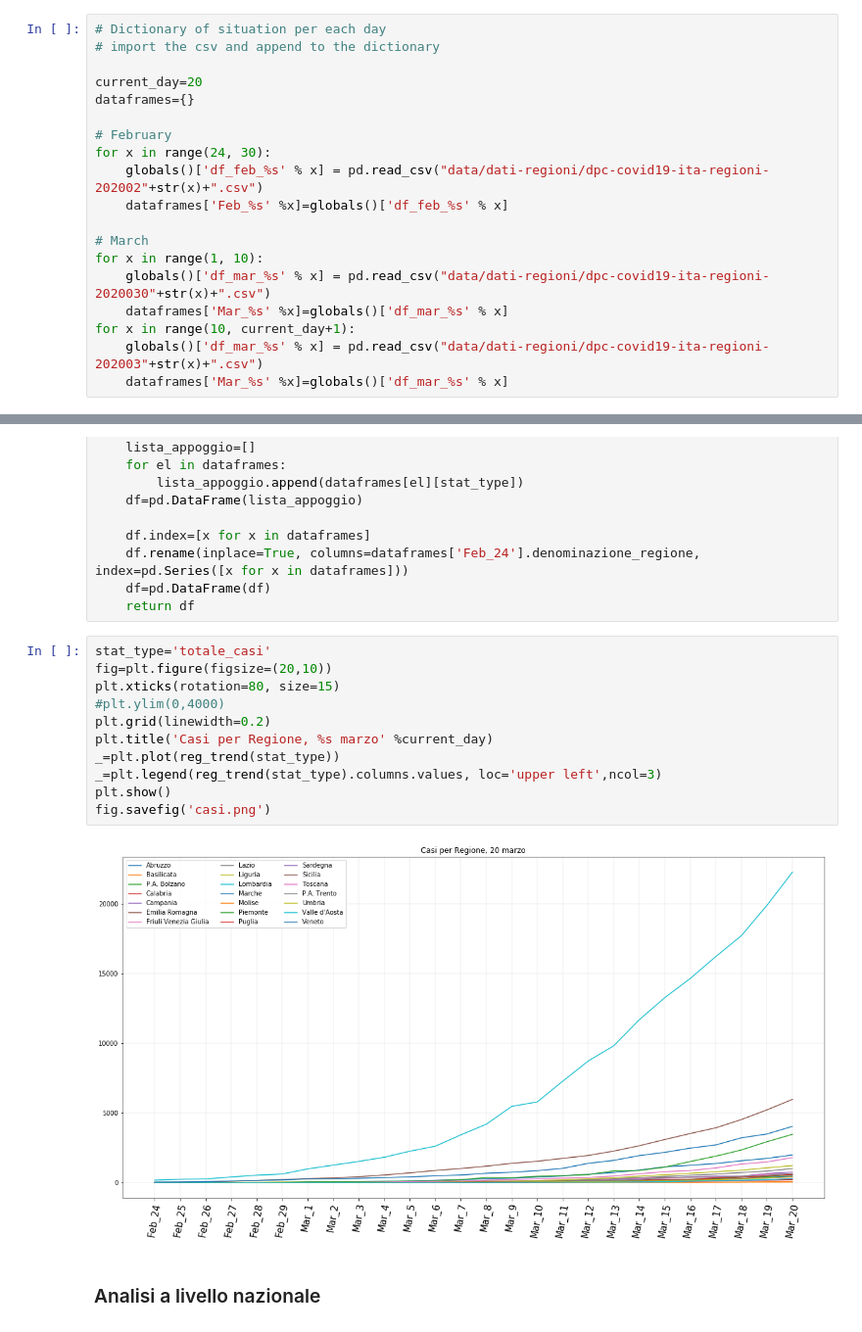
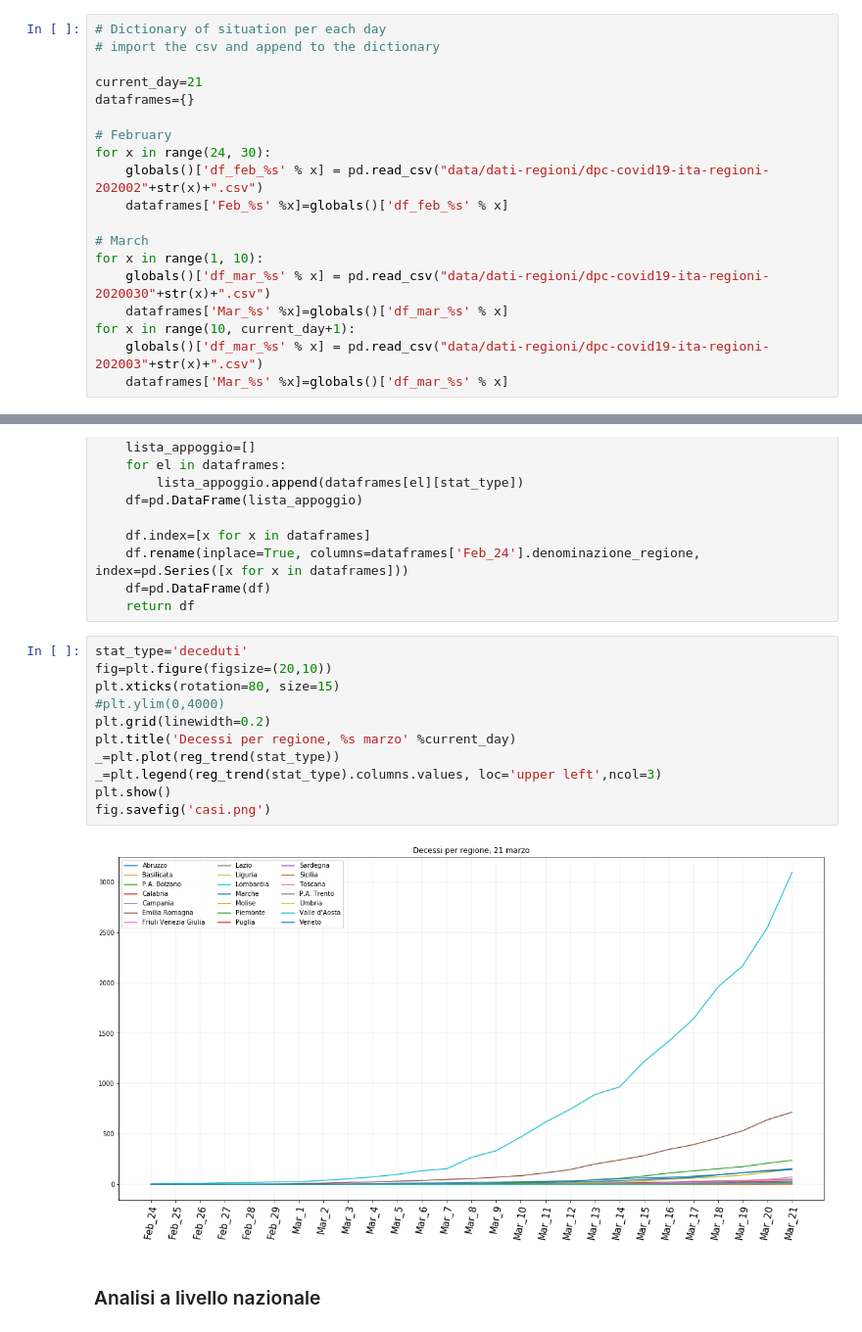
Before and after one commit to martinodn/CoViD-19, a Jupyter notebook: CoViD-19 analysis.ipynb, the cells around one changed output, grey strips where cells are left out. Shown at 98% size. Saved outputs shown, nothing was run; the diff lists cells and outputs as text.

```diff
--- a/CoViD-19 analysis.ipynb
+++ b/CoViD-19 analysis.ipynb
@@ -12,7 +12,7 @@ import matplotlib
 # Dictionary of situation per each day
 # import the csv and append to the dictionary
 
-current_day=20
+current_day=21
 dataframes={}
 
 # February
@@ -93,18 +93,18 @@ def reg_trend(stat_type):
     df=pd.DataFrame(df)
     return df
 # %%
-stat_type='totale_casi'
+stat_type='deceduti'
 fig=plt.figure(figsize=(20,10))
 plt.xticks(rotation=80, size=15)
 #plt.ylim(0,4000)
 plt.grid(linewidth=0.2)
-plt.title('Casi per Regione, %s marzo' %current_day)
+plt.title('Decessi per regione, %s marzo' %current_day)
 _=plt.plot(reg_trend(stat_type))
 _=plt.legend(reg_trend(stat_type).columns.values, loc='upper left',ncol=3)
 plt.show()
 fig.savefig('casi.png')
 # %% [output]
-[figure, old version]
+[figure, new version]
 # %% [markdown]
 ### Analisi a livello nazionale
 # %%
```
Also changed, not shown: parts of 13 cells of this notebook.
